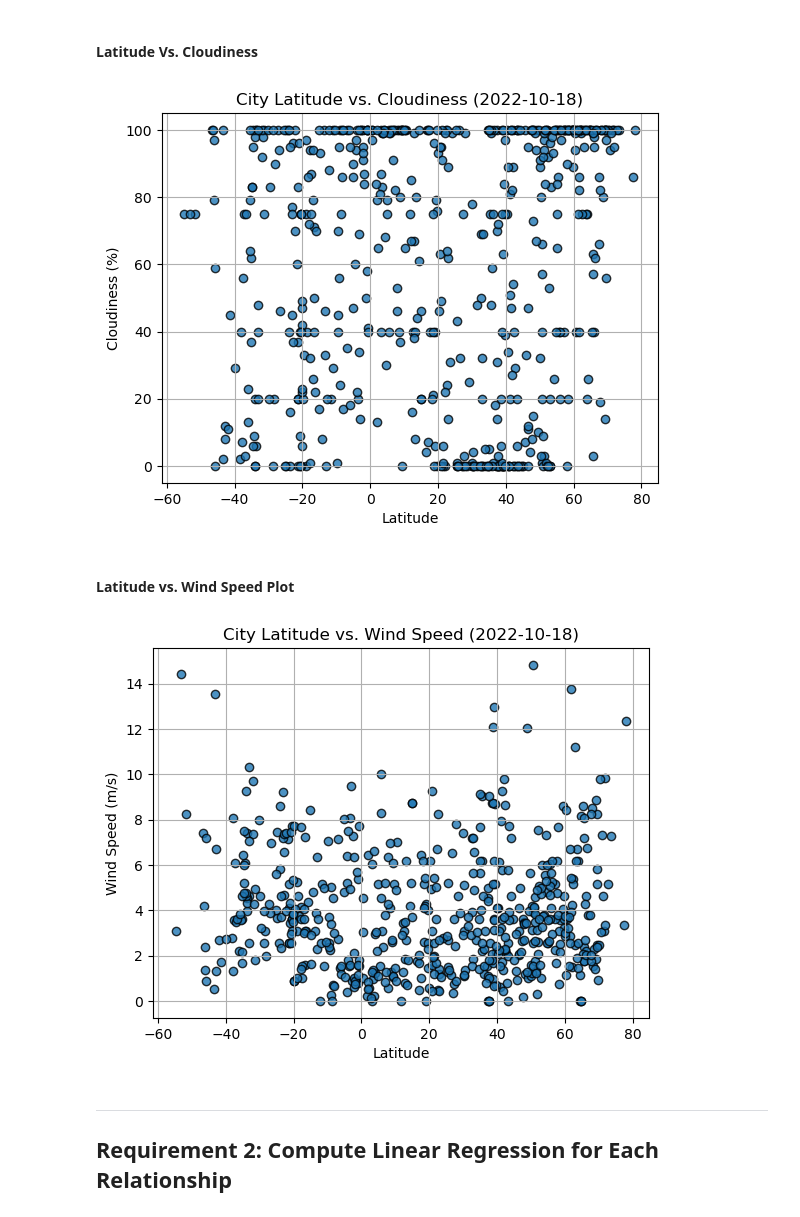
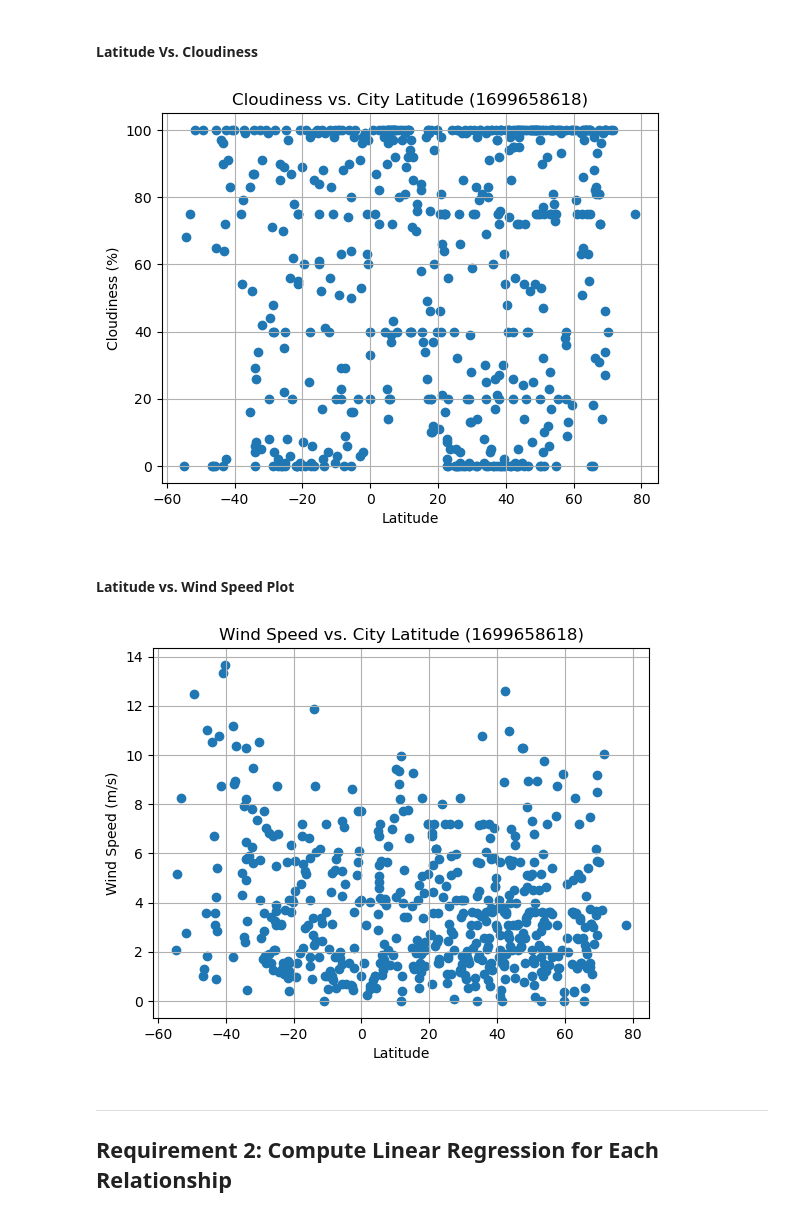
Before and after one commit to jonahkopp/python-api-challenge, a Jupyter notebook: WeatherPy/WeatherPy.ipynb, the cells around one changed output. Drawn from its saved outputs; the diff is of its cells as text; code cells hidden in the pictures.

Commit message:
Chart optimization

```diff
--- a/WeatherPy/WeatherPy.ipynb
+++ b/WeatherPy/WeatherPy.ipynb
@@ -247,35 +251,41 @@ plt.show()
 # %% [markdown]
 #### Latitude Vs. Cloudiness
 # %%
-# Build the scatter plots for latitude vs. cloudiness
-# YOUR CODE HERE
+# Build scatter plot for latitude vs. temperature
+plt.scatter(city_data_df['Lat'],city_data_df['Cloudiness'])
 
 # Incorporate the other graph properties
-# YOUR CODE HERE
+plt.title(f"Cloudiness vs. City Latitude ({city_data_df['Date'][0]})")
+plt.xlabel("Latitude")
+plt.ylabel("Cloudiness (%)")
+plt.grid(1)
 
 # Save the figure
-plt.savefig("output_data/Fig3.png")
+# plt.savefig("output_data/Fig1.png")
 
 # Show plot
 plt.show()
 # %% [output]
-[figure, old version]
+[figure, new version]
 # %% [markdown]
 #### Latitude vs. Wind Speed Plot
 # %%
-# Build the scatter plots for latitude vs. wind speed
-# YOUR CODE HERE
+# Build scatter plot for latitude vs. temperature
+plt.scatter(city_data_df['Lat'],city_data_df['Wind Speed'])
 
 # Incorporate the other graph properties
-# YOUR CODE HERE
+plt.title(f"Wind Speed vs. City Latitude ({city_data_df['Date'][0]})")
+plt.xlabel("Latitude")
+plt.ylabel("Wind Speed (m/s)")
+plt.grid(1)
 
 # Save the figure
-plt.savefig("output_data/Fig4.png")
+# plt.savefig("output_data/Fig1.png")
 
 # Show plot
 plt.show()
 # %% [output]
-[figure, old version]
+[figure, new version]
 # %% [markdown]
 ---
 
```
Also changed, not shown: parts of 9 cells of this notebook, 2 other files.
